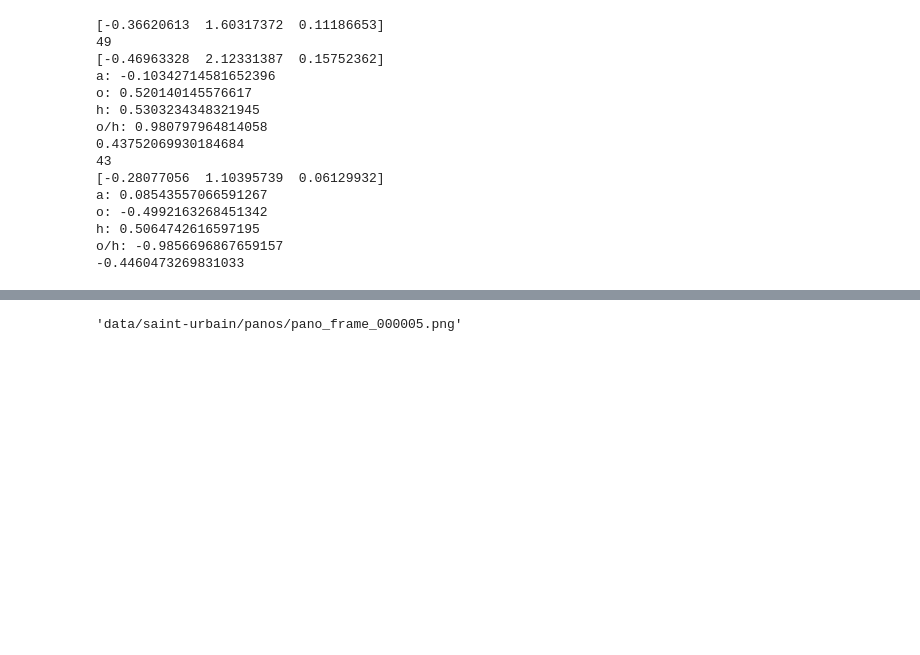
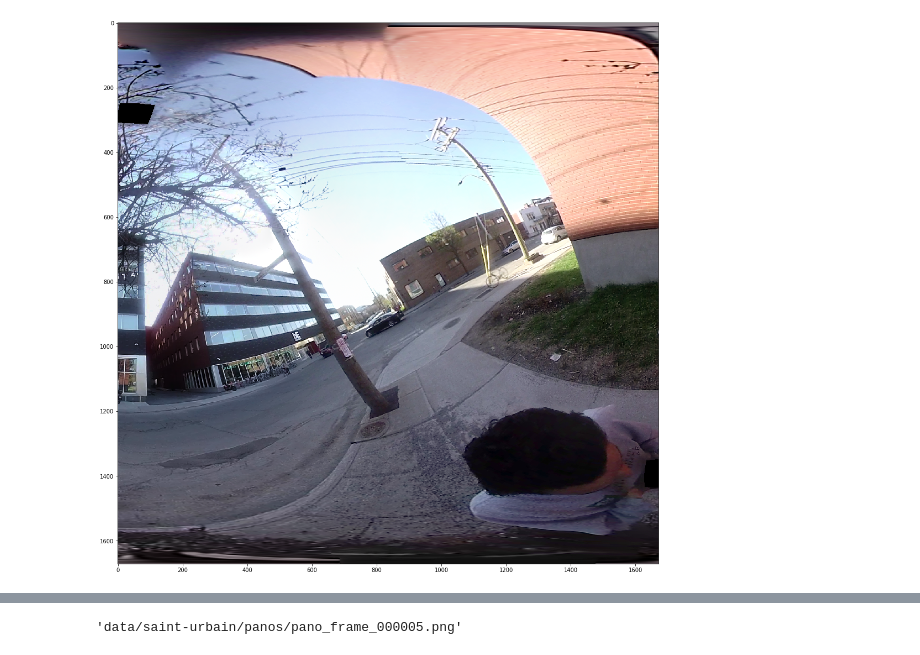
Before and after one commit to mweiss17/hyrule-gym, a Jupyter notebook: dataset.ipynb, the cells around one changed output, grey strips where cells are left out. Cells and saved outputs as stored; diff of their text form; code cells hidden in the pictures; blank space fills up the shorter version.

```diff
--- a/dataset.ipynb
+++ b/dataset.ipynb
@@ -42,34 +37,0 @@ pos = {k: v.get("coords")[0:2] for k, v in env.G.nodes(data=True)}
-# %%
-edge_angles = {}
-cur_coords = env.G.nodes[env.agent_pos]['coords']
-print(cur_coords)
-for _, sink in env.G.edges(env.agent_pos):
-    print(sink)
-    sink_coords = env.G.nodes[sink]['coords']
-    print(sink_coords)
-    a = sink_coords[0] - cur_coords[0]
-    o = sink_coords[1] - cur_coords[1]
-    h = np.linalg.norm(env.G.nodes[sink]['coords'][0:2] - env.G.nodes[env.agent_pos]['coords'][0:2])
-    print("a: " + str(a))
-    print("o: " + str(o))
-    print("h: " + str(h))
-    print("o/h: " + str(o/h))
-    angle = np.arcsin(o/h)/np.pi
-    print(angle)
-    edge_angles[sink] = np.abs(env.agent_dir - angle)
-# %% [output]
-[-0.36620613  1.60317372  0.11186653]
-49
-[-0.46963328  2.12331387  0.15752362]
-a: -0.10342714581652396
-o: 0.520140145576617
-h: 0.5303234348321945
-o/h: 0.980797964814058
-0.43752069930184684
-43
-[-0.28077056  1.10395739  0.06129932]
-a: 0.08543557066591267
-o: -0.4992163268451342
-h: 0.5064742616597195
-o/h: -0.9856696867659157
--0.4460473269831033
@@ -77,0 +38,30 @@ next_agent_pos = min(edge_angles, key=edge_angles.get)
+# %%
+def print_img(image, pano_angle):
+    #image = env.data_df.iloc[env.agent_pos]['thumbnail']
+    x = (int(image.shape[1] * env.agent_dir) +  int(image.shape[1] * pano_angle/360)) % image.shape[1]
+    w = image.shape[0]
+    if (x + w) % image.shape[1] != (x + w):
+        img = np.zeros((84, 84, 3))
+        offset = (x + w) % image.shape[1]
+        offset1 = image.shape[1] - (x % image.shape[1])
+
+        img[:, :offset1, :] = image[:, x:x + offset1]
+        img[:, offset1:, :] = image[:, :offset]
+        img = img.astype(int)
+    else:
+        img = image[:, x:x + w]
+    fig, ax = plt.subplots(figsize=(18, 18))
+    ax.imshow(img)
+    plt.show()
+# %%
+region = "saint-urbain"
+frame=5
+path = "data/" + region + "/panos/pano_frame_" + str(frame).zfill(6) + ".png"
+pano_angle = env.data_df.iloc[frame]['angle']
+# %%
+img = cv2.imread(path)
+img = img[:, :, ::-1]
+# %%
+print_img(img, pano_angle)
+# %% [output]
+[figure, added]
```
Also changed, not shown: parts of 14 cells of this notebook, 4 other files.
